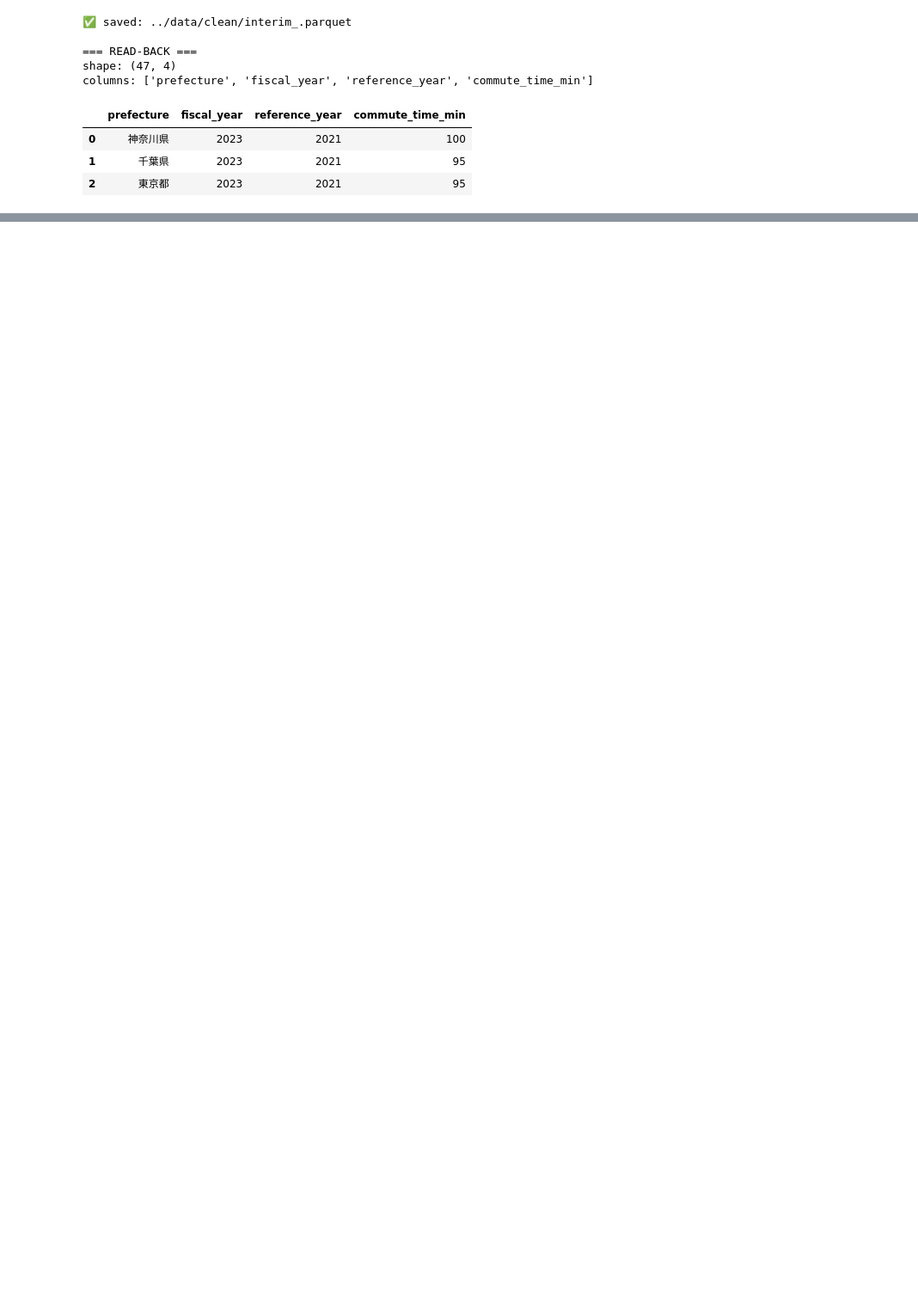
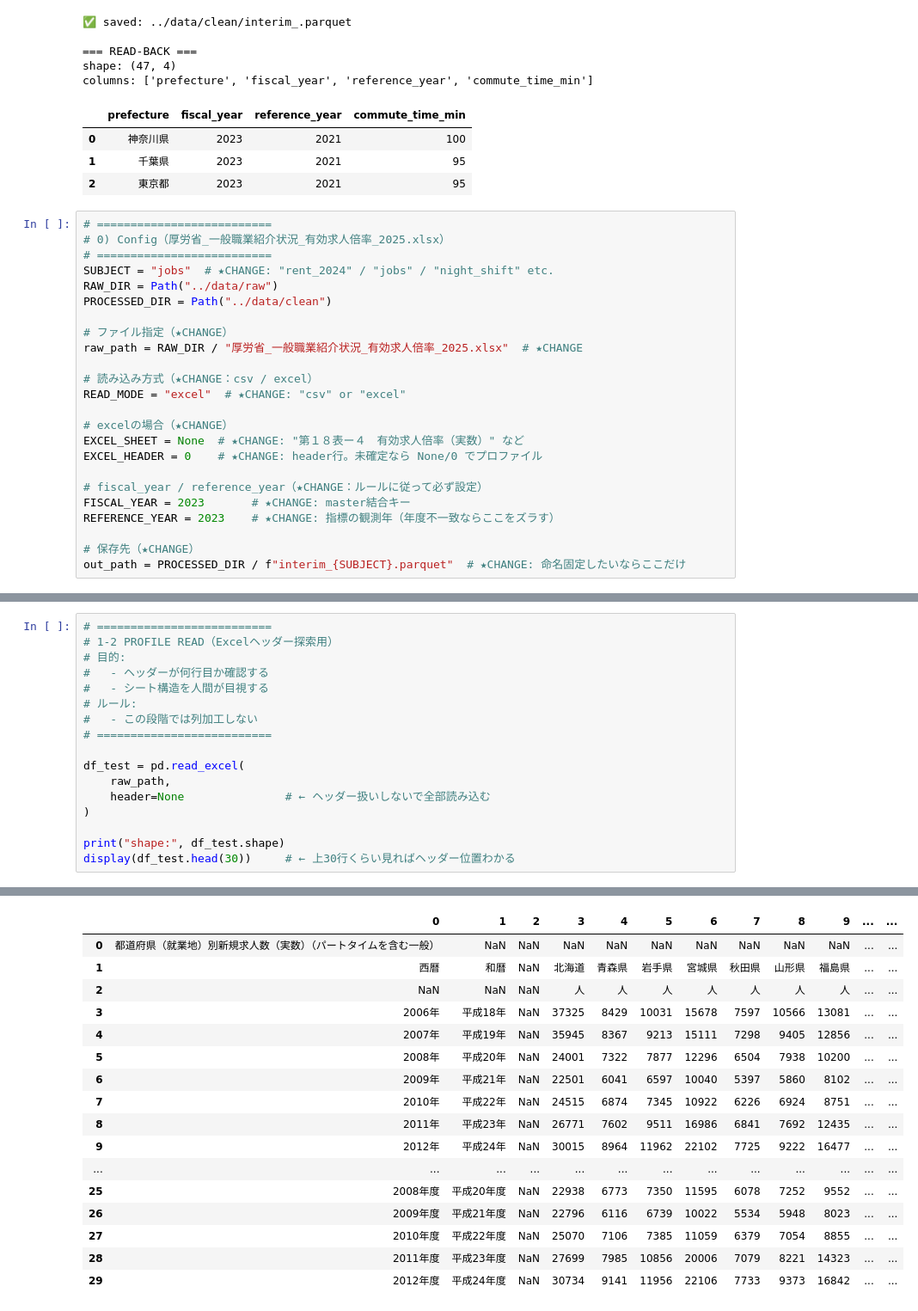
Before and after one commit to h-hayakawa-dev/nurse-turnover-analysis, a Jupyter notebook: notebooks/01_create_interim_dataset.ipynb, the cells around one changed output, grey strips where cells are left out. Shown at 86% size. Drawn from its saved outputs; the diff is of its cells as text; blank space fills up the shorter version.

```diff
--- a/notebooks/01_create_interim_dataset.ipynb
+++ b/notebooks/01_create_interim_dataset.ipynb
@@ -1816,3 +1816,27 @@ columns: ['prefecture', 'fiscal_year', 'reference_year', 'commute_time_min']
 | 0 | 神奈川県 | 2023 | 2021 | 100 |
 | 1 | 千葉県 | 2023 | 2021 | 95 |
 | 2 | 東京都 | 2023 | 2021 | 95 |
+# %%
+# ==========================
+# 0) Config（厚労省_一般職業紹介状況_有効求人倍率_2025.xlsx）
+# ==========================
+SUBJECT = "jobs"  # ★CHANGE: "rent_2024" / "jobs" / "night_shift" etc.
+RAW_DIR = Path("../data/raw")
+PROCESSED_DIR = Path("../data/clean")
+
+# ファイル指定（★CHANGE）
+raw_path = RAW_DIR / "厚労省_一般職業紹介状況_有効求人倍率_2025.xlsx"  # ★CHANGE
+
+# 読み込み方式（★CHANGE：csv / excel）
+READ_MODE = "excel"  # ★CHANGE: "csv" or "excel"
+
+# excelの場合（★CHANGE）
+EXCEL_SHEET = None  # ★CHANGE: "第１８表ー４　有効求人倍率（実数）" など
+EXCEL_HEADER = 0    # ★CHANGE: header行。未確定なら None/0 でプロファイル
+
+# fiscal_year / reference_year（★CHANGE：ルールに従って必ず設定）
+FISCAL_YEAR = 2023       # ★CHANGE: master結合キー
+REFERENCE_YEAR = 2023    # ★CHANGE: 指標の観測年（年度不一致ならここをズラす）
+
+# 保存先（★CHANGE）
+out_path = PROCESSED_DIR / f"interim_{SUBJECT}.parquet"  # ★CHANGE: 命名固定したいならここだけ
@@ -1818,0 +1861,18 @@ columns: ['prefecture', 'fiscal_year', 'reference_year', 'commute_time_min']
+# %%
+# ==========================
+# 1-2 PROFILE READ（Excelヘッダー探索用）
+# 目的:
+#   - ヘッダーが何行目か確認する
+#   - シート構造を人間が目視する
+# ルール:
+#   - この段階では列加工しない
+# ==========================
+
+df_test = pd.read_excel(
+    raw_path,
+    header=None               # ← ヘッダー扱いしないで全部読み込む
+)
+
+print("shape:", df_test.shape)
+display(df_test.head(30))     # ← 上30行くらい見ればヘッダー位置わかる
+# %% [output]
@@ -1818,0 +1880,17 @@ columns: ['prefecture', 'fiscal_year', 'reference_year', 'commute_time_min']
+|  | 0 | 1 | 2 | 3 | 4 | 5 | 6 | 7 | 8 | 9 | ... | ... |
+| 0 | 都道府県（就業地）別新規求人数（実数）（パートタイムを含む一般） | NaN | NaN | NaN | NaN | NaN | NaN | NaN | NaN | NaN | ... | ... |
+| 1 | 西暦 | 和暦 | NaN | 北海道 | 青森県 | 岩手県 | 宮城県 | 秋田県 | 山形県 | 福島県 | ... | ... |
+| 2 | NaN | NaN | NaN | 人 | 人 | 人 | 人 | 人 | 人 | 人 | ... | ... |
+| 3 | 2006年 | 平成18年 | NaN | 37325 | 8429 | 10031 | 15678 | 7597 | 10566 | 13081 | ... | ... |
+| 4 | 2007年 | 平成19年 | NaN | 35945 | 8367 | 9213 | 15111 | 7298 | 9405 | 12856 | ... | ... |
+| 5 | 2008年 | 平成20年 | NaN | 24001 | 7322 | 7877 | 12296 | 6504 | 7938 | 10200 | ... | ... |
+| 6 | 2009年 | 平成21年 | NaN | 22501 | 6041 | 6597 | 10040 | 5397 | 5860 | 8102 | ... | ... |
+| 7 | 2010年 | 平成22年 | NaN | 24515 | 6874 | 7345 | 10922 | 6226 | 6924 | 8751 | ... | ... |
+| 8 | 2011年 | 平成23年 | NaN | 26771 | 7602 | 9511 | 16986 | 6841 | 7692 | 12435 | ... | ... |
+| 9 | 2012年 | 平成24年 | NaN | 30015 | 8964 | 11962 | 22102 | 7725 | 9222 | 16477 | ... | ... |
+| ... | ... | ... | ... | ... | ... | ... | ... | ... | ... | ... | ... | ... |
+| 25 | 2008年度 | 平成20年度 | NaN | 22938 | 6773 | 7350 | 11595 | 6078 | 7252 | 9552 | ... | ... |
+| 26 | 2009年度 | 平成21年度 | NaN | 22796 | 6116 | 6739 | 10022 | 5534 | 5948 | 8023 | ... | ... |
+| 27 | 2010年度 | 平成22年度 | NaN | 25070 | 7106 | 7385 | 11059 | 6379 | 7054 | 8855 | ... | ... |
+| 28 | 2011年度 | 平成23年度 | NaN | 27699 | 7985 | 10856 | 20006 | 7079 | 8221 | 14323 | ... | ... |
+| 29 | 2012年度 | 平成24年度 | NaN | 30734 | 9141 | 11956 | 22106 | 7733 | 9373 | 16842 | ... | ... |
```
Also changed, not shown: parts of 12 cells of this notebook.
